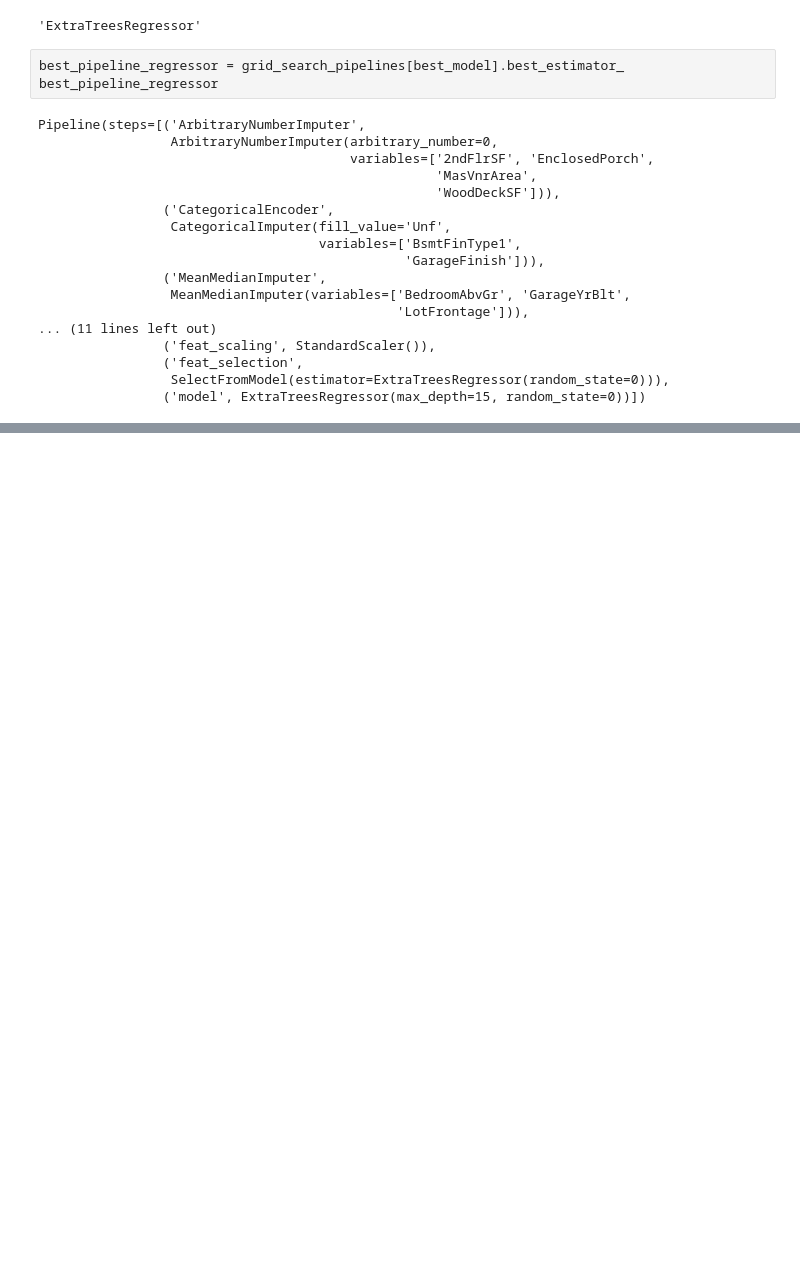
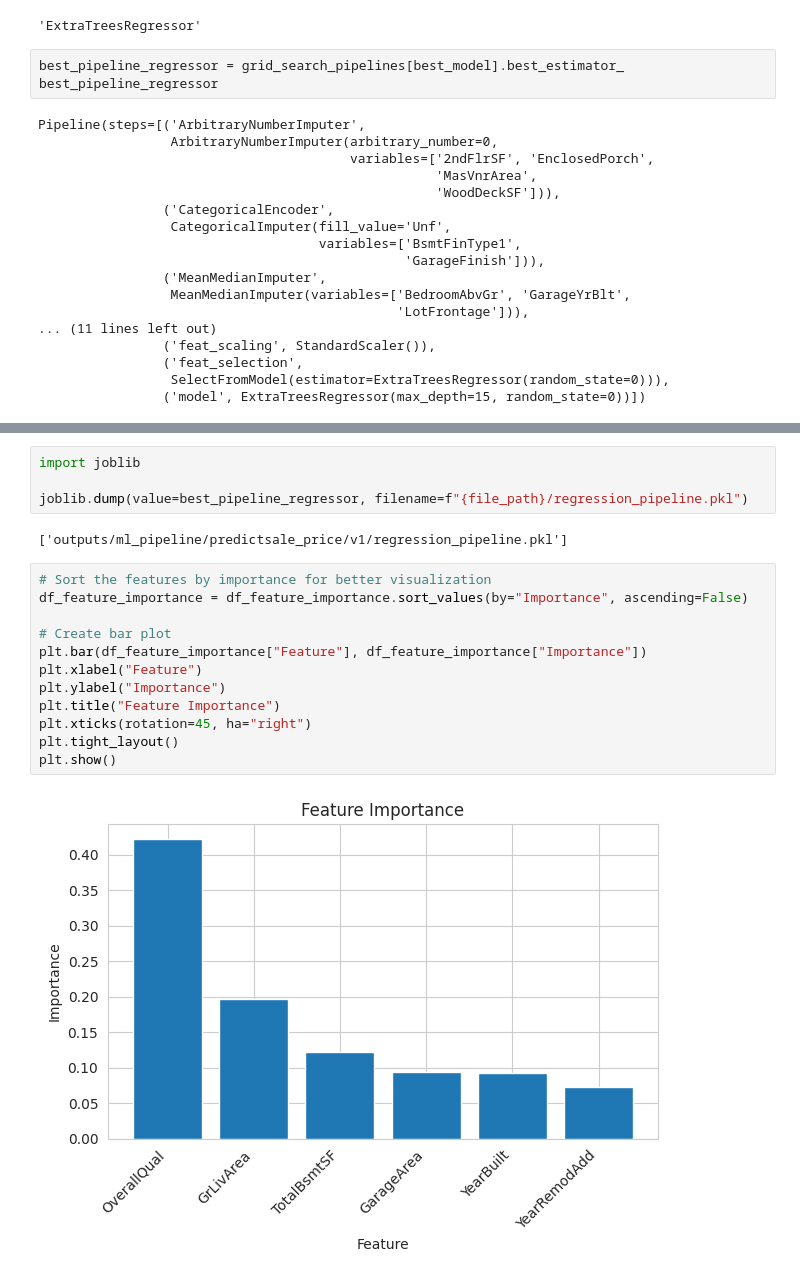
Before and after one commit to Drennan98/Heritage-Housing-Issues, a Jupyter notebook: jupyter_notebooks/5 - Modeling and Evaluation PredicSalePrice.ipynb, the cells around one changed output, grey strips where cells are left out. Drawn from its saved outputs; the diff is of its cells as text; blank space fills up the shorter version.

Commit message:
show feature importance bar plot

```diff
--- a/jupyter_notebooks/5 - Modeling and Evaluation PredicSalePrice.ipynb
+++ b/jupyter_notebooks/5 - Modeling and Evaluation PredicSalePrice.ipynb
@@ -569,0 +647,20 @@ Pipeline(steps=[('ArbitraryNumberImputer',
+# %%
+import joblib
+
+joblib.dump(value=best_pipeline_regressor, filename=f"{file_path}/regression_pipeline.pkl")
+# %% [output]
+['outputs/ml_pipeline/predictsale_price/v1/regression_pipeline.pkl']
+# %%
+# Sort the features by importance for better visualization
+df_feature_importance = df_feature_importance.sort_values(by="Importance", ascending=False)
+
+# Create bar plot
+plt.bar(df_feature_importance["Feature"], df_feature_importance["Importance"])
+plt.xlabel("Feature")
+plt.ylabel("Importance")
+plt.title("Feature Importance")
+plt.xticks(rotation=45, ha="right")
+plt.tight_layout()
+plt.show()
+# %% [output]
+[figure, added]
```
Also changed, not shown: parts of 10 cells of this notebook, 5 other files.
